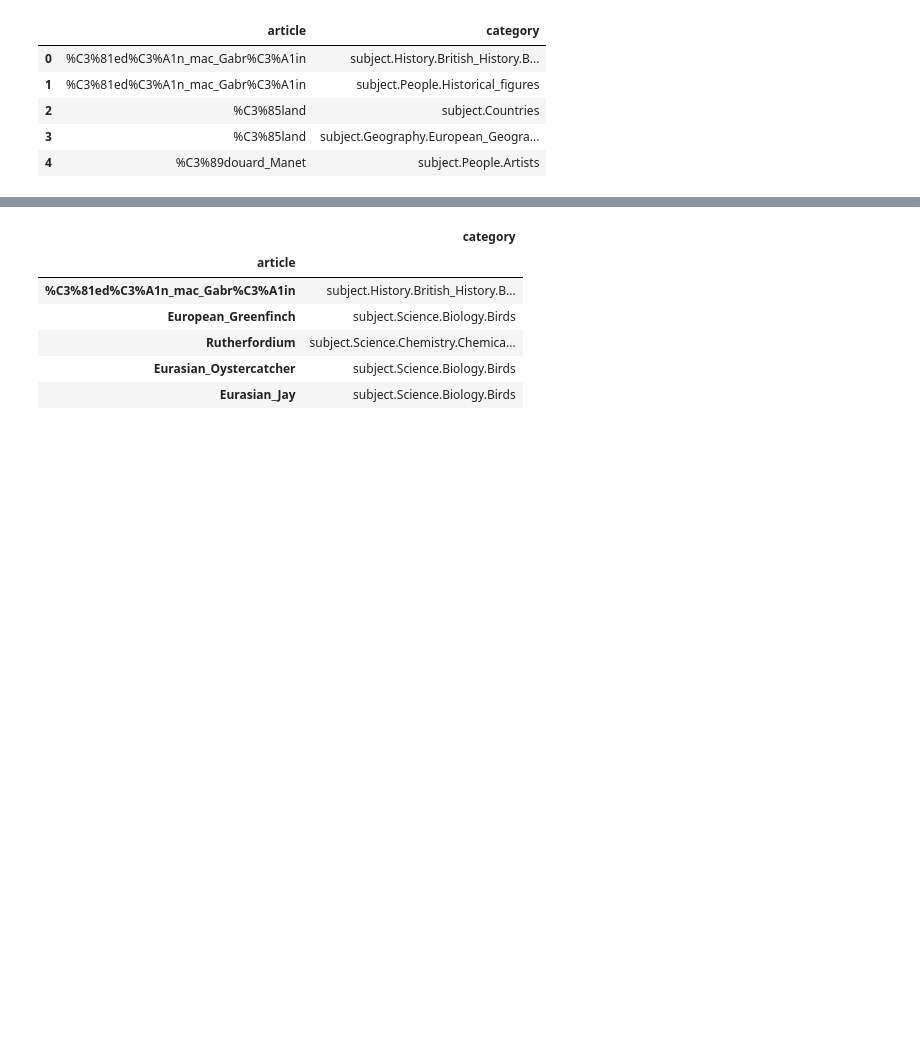
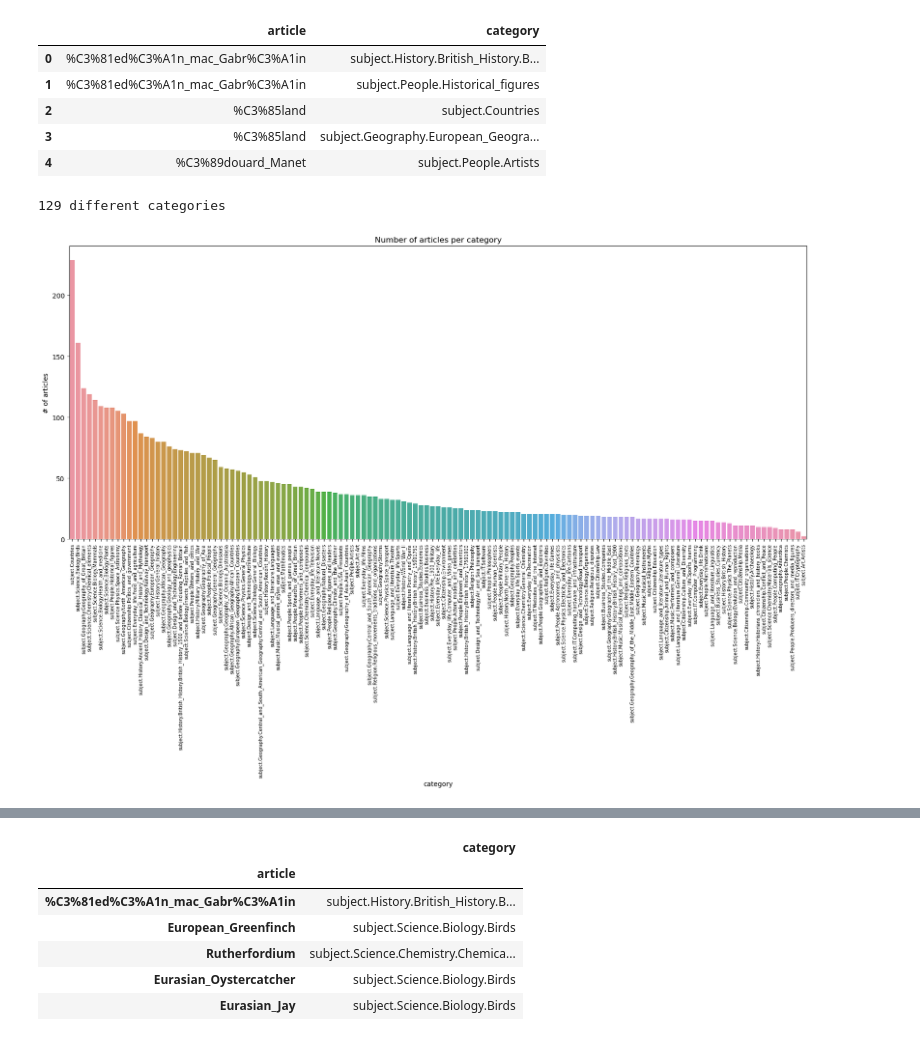
Before and after one commit to epfl-ada/ada-2023-project-datawranglers, a Jupyter notebook: notebooks milestone 2/Milestone_2_notebook.ipynb, the cells around one changed output, grey strips where cells are left out. Saved outputs shown, nothing was run; the diff lists cells and outputs as text; code cells hidden in the pictures; blank space fills up the shorter version.

```diff
--- a/notebooks milestone 2/Milestone_2_notebook.ipynb
+++ b/notebooks milestone 2/Milestone_2_notebook.ipynb
@@ -203,5 +200,8 @@ categories.head()
 | 3 | %C3%85land | subject.Geography.European_Geogra... |
 | 4 | %C3%89douard_Manet | subject.People.Artists |
 # %%
-# TODO : remove the comment
-#auxiliary.plot_categories_frequencies(categories, 'category')
+# We plot the frequency of the different categories
+auxiliary.plot_categories_frequencies(categories, 'category')
+# %% [output]
+129 different categories
+[figure, added]
```
Also changed, not shown: parts of 57 cells of this notebook, 1 other file.
